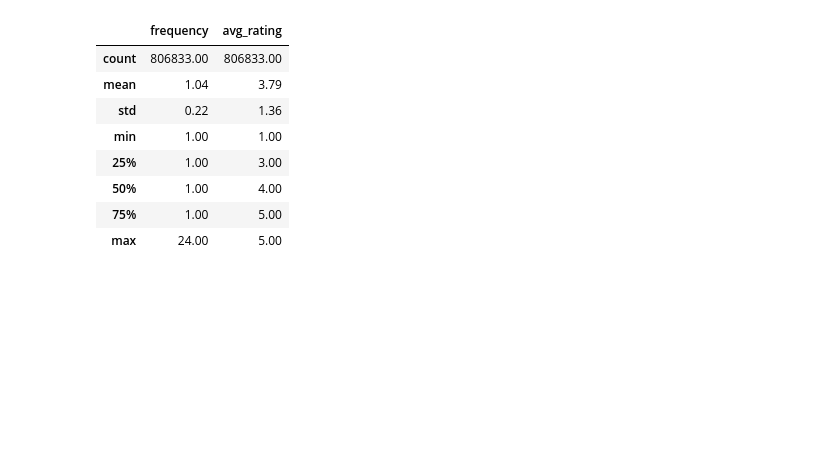
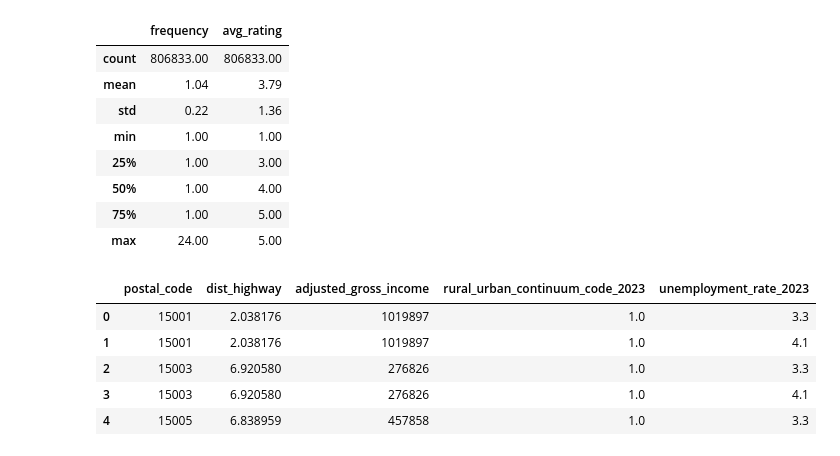
Before and after one commit to BT4222Yelp/YelpRecommender, a Jupyter notebook: DataPreparationYelp.ipynb, the cells around one changed output. Drawn from its saved outputs; the diff is of its cells as text; code cells hidden in the pictures; blank space fills up the shorter version.

```diff
--- a/DataPreparation.ipynb
+++ b/DataPreparationYelp.ipynb
@@ -343,3 +328,13 @@ user_business_interaction.describe().round(2)
 | 50% | 1.00 | 4.00 |
 | 75% | 1.00 | 5.00 |
 | max | 24.00 | 5.00 |
+# %%
+demographics = pd.read_csv("us_census/demographics_merged.csv")
+demographics.head()
+# %% [output]
+|  | postal_code | dist_highway | adjusted_gross_income | rural_urban_continuum_code_2023 | unemployment_rate_2023 |
+| 0 | 15001 | 2.038176 | 1019897 | 1.0 | 3.3 |
+| 1 | 15001 | 2.038176 | 1019897 | 1.0 | 4.1 |
+| 2 | 15003 | 6.920580 | 276826 | 1.0 | 3.3 |
+| 3 | 15003 | 6.920580 | 276826 | 1.0 | 4.1 |
+| 4 | 15005 | 6.838959 | 457858 | 1.0 | 3.3 |
```
Also changed, not shown: parts of 10 cells of this notebook, 2 other files.
